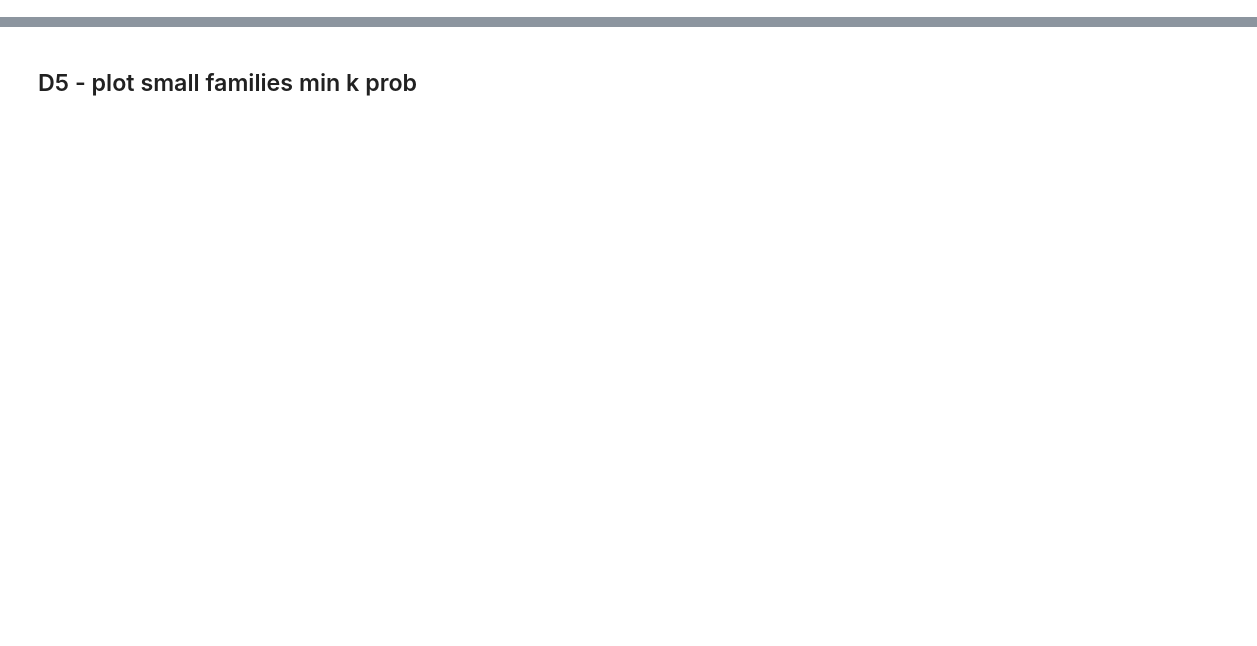
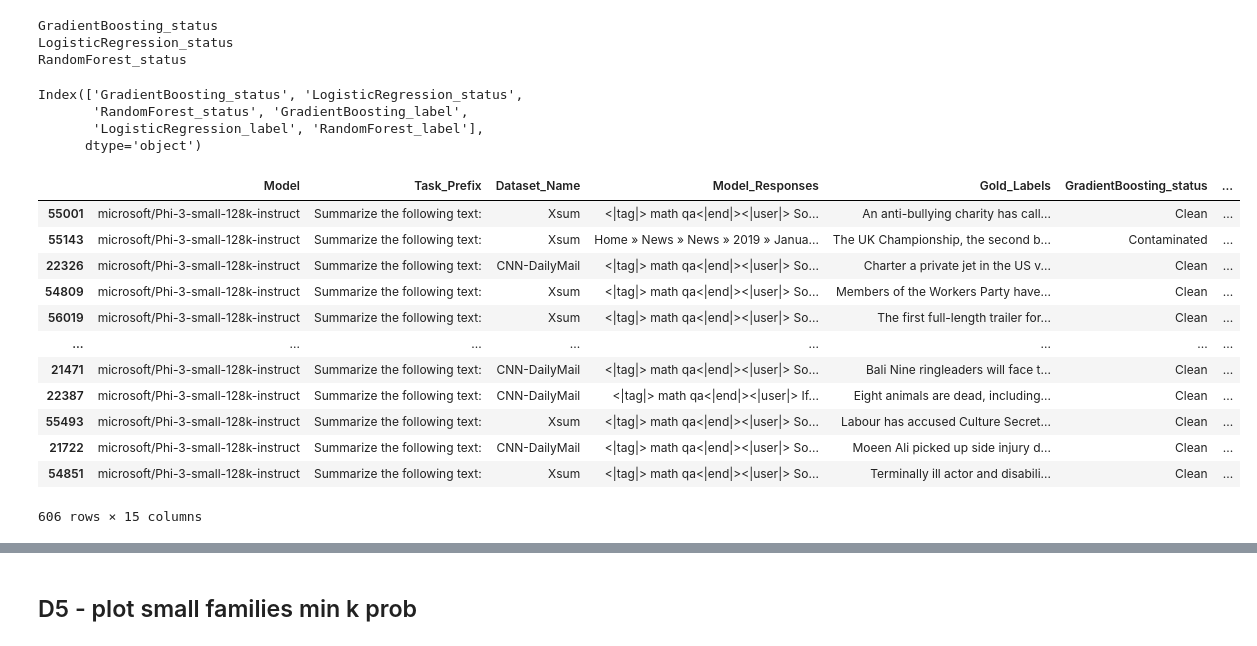
Before and after one commit to Hevia/LLMEval, a Jupyter notebook: data_analysis/report.ipynb, the cells around one changed output, grey strips where cells are left out. Drawn from its saved outputs; the diff is of its cells as text; code cells hidden in the pictures; blank space fills up the shorter version.

Commit message:
explore buggy classification columns and other misc plots

```diff
--- a/data_analysis/report.ipynb
+++ b/data_analysis/report.ipynb
@@ -4,0 +29,70 @@ import numpy as np
+# %%
+# store model size in millions for plotting
+model_size = {
+    'microsoft/Phi-3-small-128k-instruct': 7000,
+    'microsoft/phi-2': 2700,
+    'HuggingFaceTB/SmolLM2-360M-Instruct': 360,
+    'microsoft/Phi-3.5-mini-instruct': 3800,
+    'HuggingFaceTB/SmolLM2-1.7B-Instruct': 1700,
+    'microsoft/Phi-3-medium-128k-instruct': 0.128,
+    'microsoft/Phi-4-mini-instruct': 3800,
+    'HuggingFaceTB/SmolLM2-135M-Instruct': 135,
+    'microsoft/phi-4': 14000,
+    'facebook/opt-125m': 125,
+    'deepseek-ai/DeepSeek-R1-Distill-Qwen-7B': 7000,
+    'Qwen/Qwen2.5-0.5B-Instruct': 500,
+    'lmsys/vicuna-13b-v1.3': 13000,
+    'lmsys/vicuna-7b-v1.5': 7000,
+    'EleutherAI/gpt-neo-1.3B': 1300,
+    'Qwen/Qwen2.5-1.5B-Instruct': 1500,
+    'facebook/opt-2.7b': 2700,
+    'facebook/opt-6.7b': 6700,
+    'EleutherAI/gpt-neo-125m': 125,
+    'Qwen/Qwen2.5-7B-Instruct': 7000,
+    'facebook/opt-1.3b': 1300,
+    'EleutherAI/gpt-neo-2.7B': 2700,
+    'facebook/opt-350m':350,
+    'Qwen/Qwen2.5-3B-Instruct': 3000,
+    'deepseek-ai/DeepSeek-R1-Distill-Qwen-1.5B': 1500
+}
+for m, s in model_size.items():
+    data.loc[data.Model == m, 'Size'] = s
+
+data = data.sort_values(by=['Series', 'Size'])
+# %%
+for c in data.columns:
+    if "status" in c:
+        model = c.split("_")[0]
+        print(c)
+        # print(data[c].value_counts())
+        data.loc[data[c] == "Clean", f"{model}_label"] = 0
+        data.loc[data[c] == "Contaminated", f"{model}_label"] = 1
+# %% [output]
+GradientBoosting_status
+LogisticRegression_status
+RandomForest_status
+# %%
+_train, test = train_test_split(data, test_size=0.2, random_state=42)
+# %%
+test.columns[test.isnull().any()]
+# %% [output]
+Index(['GradientBoosting_status', 'LogisticRegression_status',
+       'RandomForest_status', 'GradientBoosting_label',
+       'LogisticRegression_label', 'RandomForest_label'],
+      dtype='object')
+# %%
+test.loc[test.Size.isnull()]
+# %% [output]
+|  | Model | Task_Prefix | Dataset_Name | Model_Responses | Gold_Labels | GradientBoosting_status | ... |
+| 55001 | microsoft/Phi-3-small-128k-instruct | Summarize the following text: | Xsum | <|tag|> math qa<|end|><|user|> So... | An anti-bullying charity has call... | Clean | ... |
+| 55143 | microsoft/Phi-3-small-128k-instruct | Summarize the following text: | Xsum | Home » News » News » 2019 » Janua... | The UK Championship, the second b... | Contaminated | ... |
+| 22326 | microsoft/Phi-3-small-128k-instruct | Summarize the following text: | CNN-DailyMail | <|tag|> math qa<|end|><|user|> So... | Charter a private jet in the US v... | Clean | ... |
+| 54809 | microsoft/Phi-3-small-128k-instruct | Summarize the following text: | Xsum | <|tag|> math qa<|end|><|user|> So... | Members of the Workers Party have... | Clean | ... |
+| 56019 | microsoft/Phi-3-small-128k-instruct | Summarize the following text: | Xsum | <|tag|> math qa<|end|><|user|> So... | The first full-length trailer for... | Clean | ... |
+| ... | ... | ... | ... | ... | ... | ... | ... |
+| 21471 | microsoft/Phi-3-small-128k-instruct | Summarize the following text: | CNN-DailyMail | <|tag|> math qa<|end|><|user|> So... | Bali Nine ringleaders will face t... | Clean | ... |
+| 22387 | microsoft/Phi-3-small-128k-instruct | Summarize the following text: | CNN-DailyMail | <|tag|> math qa<|end|><|user|> If... | Eight animals are dead, including... | Clean | ... |
+| 55493 | microsoft/Phi-3-small-128k-instruct | Summarize the following text: | Xsum | <|tag|> math qa<|end|><|user|> So... | Labour has accused Culture Secret... | Clean | ... |
+| 21722 | microsoft/Phi-3-small-128k-instruct | Summarize the following text: | CNN-DailyMail | <|tag|> math qa<|end|><|user|> So... | Moeen Ali picked up side injury d... | Clean | ... |
+| 54851 | microsoft/Phi-3-small-128k-instruct | Summarize the following text: | Xsum | <|tag|> math qa<|end|><|user|> So... | Terminally ill actor and disabili... | Clean | ... |
+606 rows × 15 columns
```
Also changed, not shown: parts of 31 cells of this notebook.
